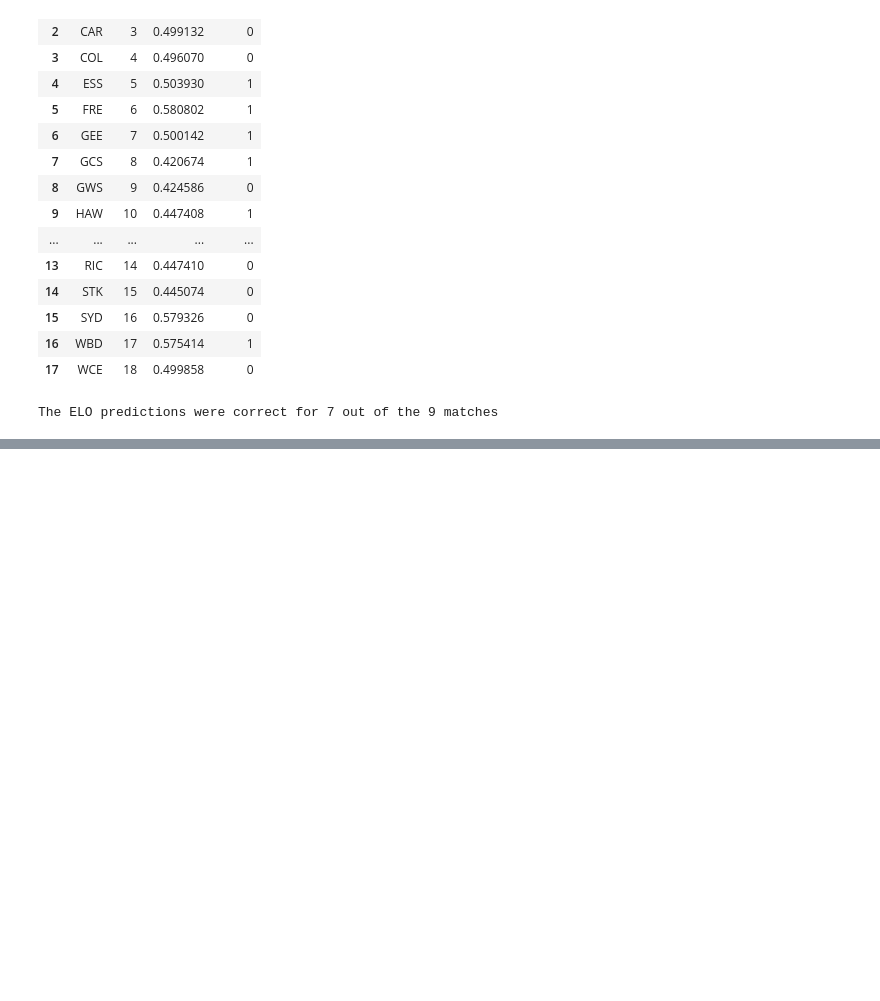
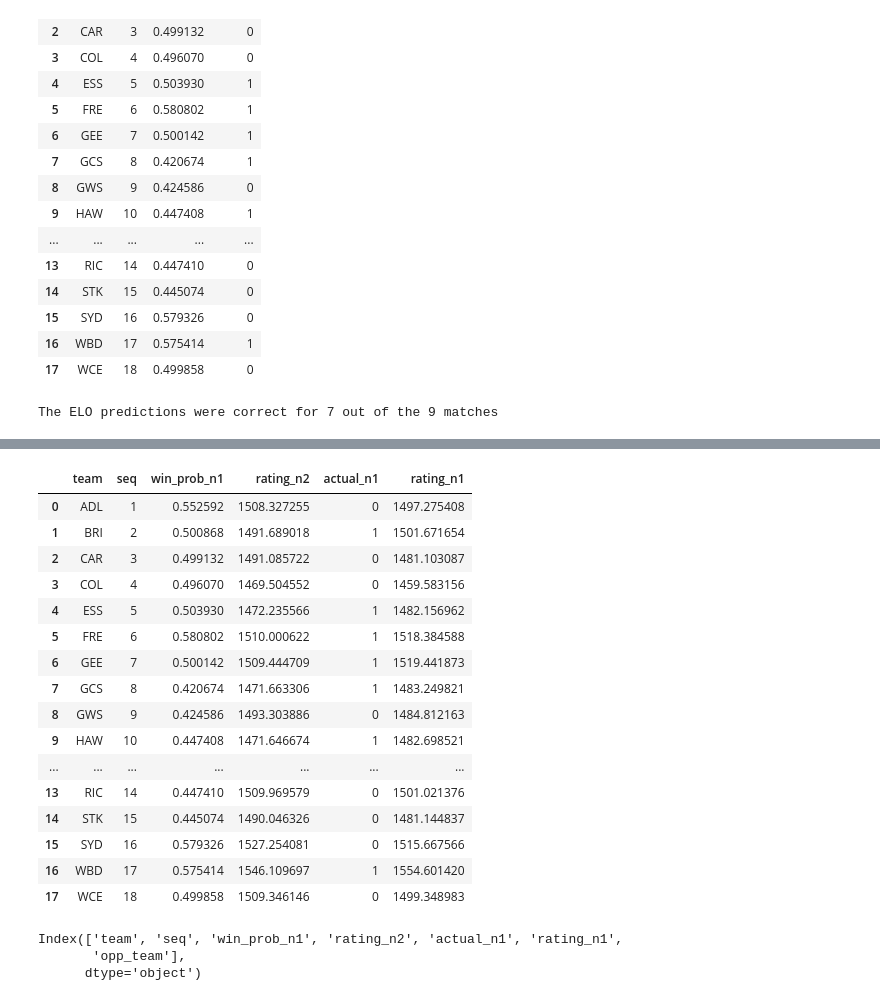
Before and after one commit to stevegabriel1/afl_elo_ratings, a Jupyter notebook: basic_version.ipynb, the cells around one changed output, grey strips where cells are left out. Saved outputs shown, nothing was run; the diff lists cells and outputs as text; code cells hidden in the pictures; blank space fills up the shorter version.

```diff
--- a/basic_version.ipynb
+++ b/basic_version.ipynb
@@ -953,0 +956,4 @@ The ELO predictions were correct for 7 out of the 9 matches
+# %%
+## Need rating W5 (rating_n1 from joined) and win_prob W6 (win_prob from joined)
+rframe = joined[['team','seq','win_prob','rating_n1']]
+rframe.head()
@@ -953,0 +967,37 @@ The ELO predictions were correct for 7 out of the 9 matches
+# %%
+# Add the actuals (results from R6):
+rframe['actual_n1'] = quick_results_check['actual']
+# %%
+rframe.columns = ['team','seq','win_prob_n1','rating_n2','actual_n1']
+# %%
+# Generate new ratings
+rframe['rating_n1'] = rframe['rating_n2'] + (20*(rframe['actual_n1'] - rframe['win_prob_n1']))
+# %%
+rframe
+# %% [output]
+|  | team | seq | win_prob_n1 | rating_n2 | actual_n1 | rating_n1 |
+| 0 | ADL | 1 | 0.552592 | 1508.327255 | 0 | 1497.275408 |
+| 1 | BRI | 2 | 0.500868 | 1491.689018 | 1 | 1501.671654 |
+| 2 | CAR | 3 | 0.499132 | 1491.085722 | 0 | 1481.103087 |
+| 3 | COL | 4 | 0.496070 | 1469.504552 | 0 | 1459.583156 |
+| 4 | ESS | 5 | 0.503930 | 1472.235566 | 1 | 1482.156962 |
+| 5 | FRE | 6 | 0.580802 | 1510.000622 | 1 | 1518.384588 |
+| 6 | GEE | 7 | 0.500142 | 1509.444709 | 1 | 1519.441873 |
+| 7 | GCS | 8 | 0.420674 | 1471.663306 | 1 | 1483.249821 |
+| 8 | GWS | 9 | 0.424586 | 1493.303886 | 0 | 1484.812163 |
+| 9 | HAW | 10 | 0.447408 | 1471.646674 | 1 | 1482.698521 |
+| ... | ... | ... | ... | ... | ... | ... |
+| 13 | RIC | 14 | 0.447410 | 1509.969579 | 0 | 1501.021376 |
+| 14 | STK | 15 | 0.445074 | 1490.046326 | 0 | 1481.144837 |
+| 15 | SYD | 16 | 0.579326 | 1527.254081 | 0 | 1515.667566 |
+| 16 | WBD | 17 | 0.575414 | 1546.109697 | 1 | 1554.601420 |
+| 17 | WCE | 18 | 0.499858 | 1509.346146 | 0 | 1499.348983 |
+# %%
+contests = rframe
+# Create opposition team rating column for R7:
+contests['opp_team'] = ['GWS','PAD','ESS','GCS','CAR','WCE','SYD','COL','ADL','STK','NME','MEL','BRI','WBD','HAW','GEE','RIC','FRE']
+contests.columns
+# %% [output]
+Index(['team', 'seq', 'win_prob_n1', 'rating_n2', 'actual_n1', 'rating_n1',
+       'opp_team'],
+      dtype='object')
```
Also changed, not shown: parts of 6 cells of this notebook.
